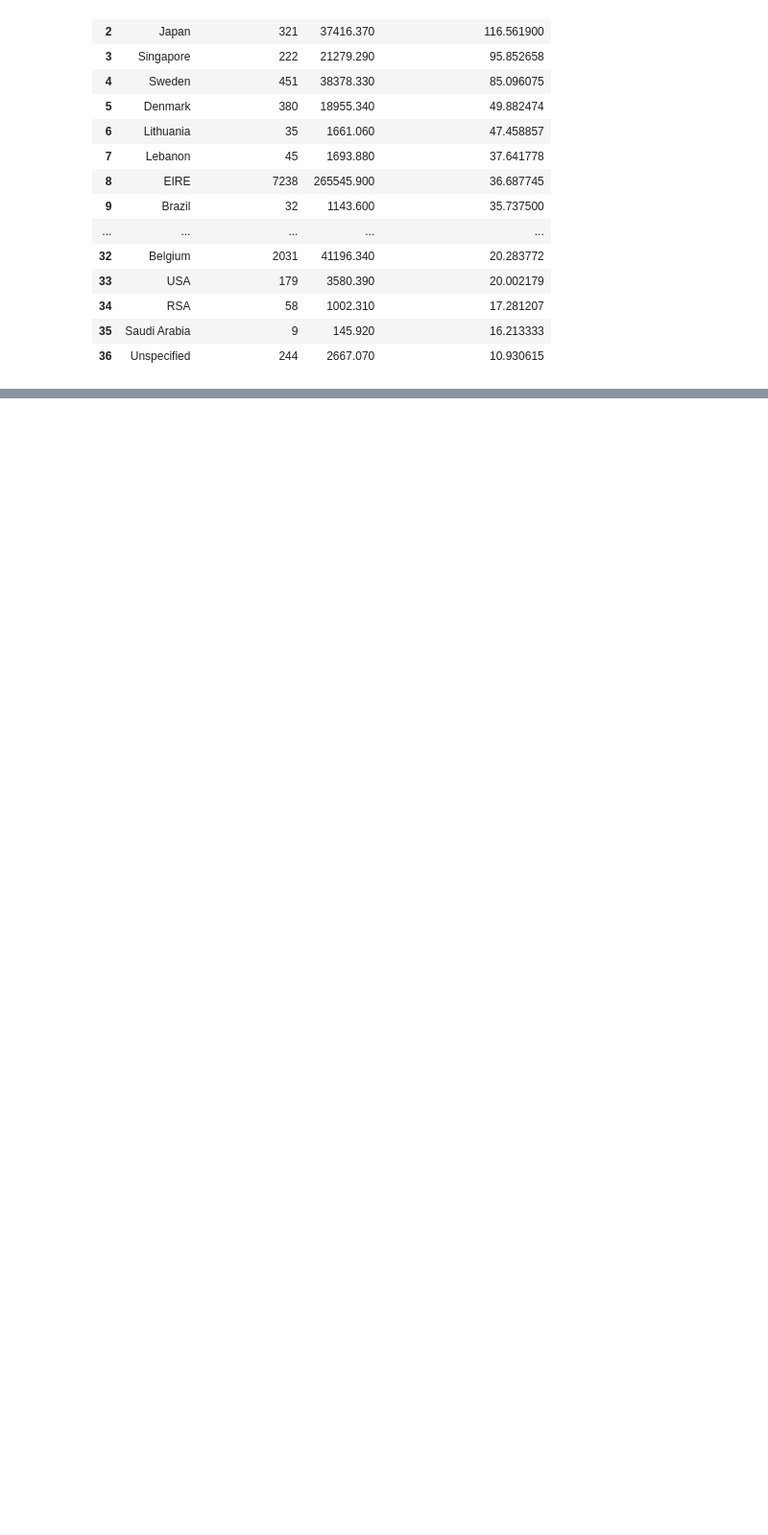
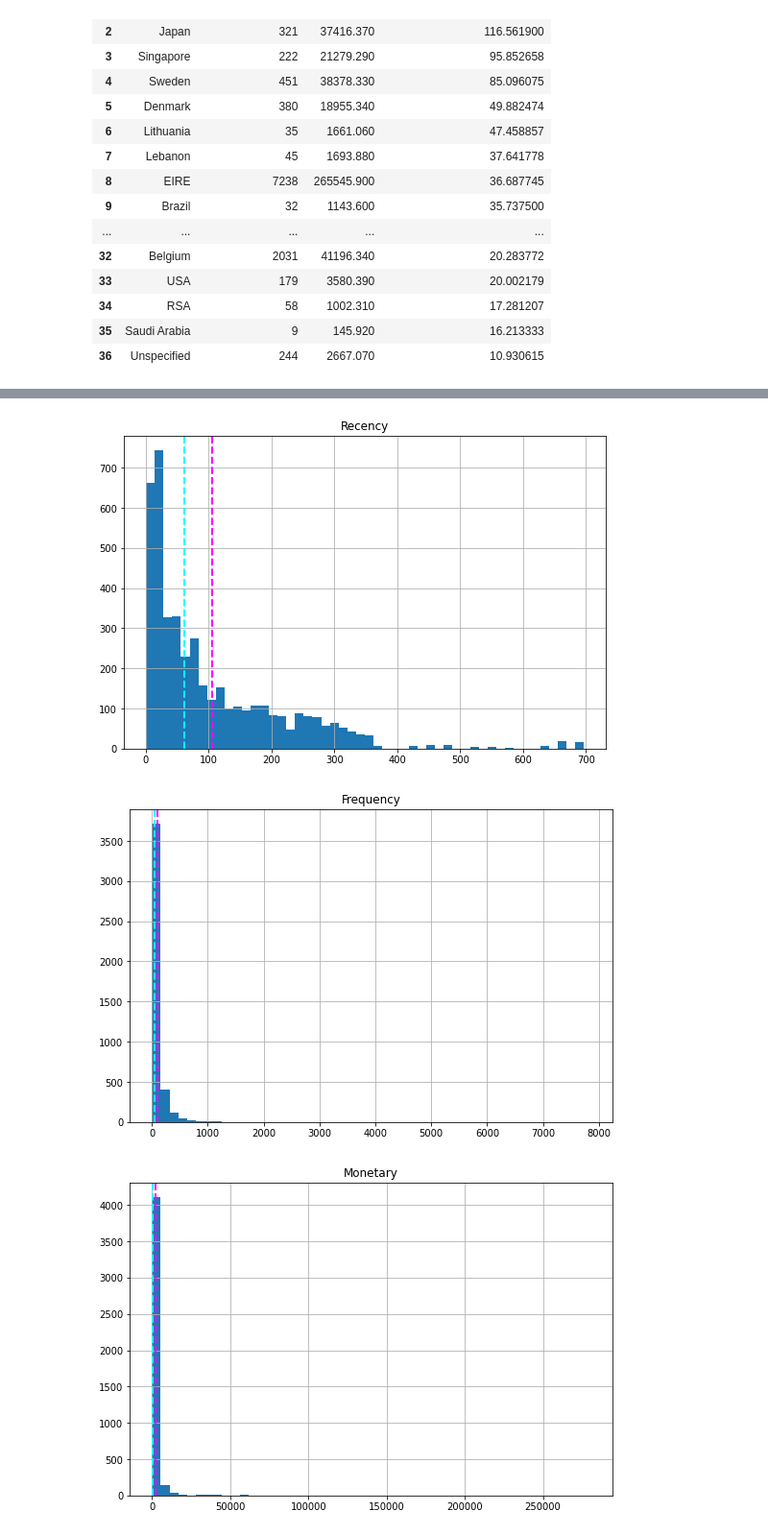
Before and after one commit to Rochakr4/Online-Retail-Customer-Segmentation, a Jupyter notebook: Online_Retail_Customer_Segmentation_Capstone_Project.ipynb, the cells around one changed output, grey strips where cells are left out. Shown at 96% size. Saved outputs shown, nothing was run; the diff lists cells and outputs as text; code cells hidden in the pictures; blank space fills up the shorter version.

```diff
--- a/Online_Retail_Customer_Segmentation_Capstone_Project.ipynb
+++ b/Online_Retail_Customer_Segmentation_Capstone_Project.ipynb
@@ -282,0 +391,21 @@ px.bar(data_frame=temp_df.sort_values(by='Total sales to customer ratio',ascendi
+# %%
+for x in ['Recency','Frequency','Monetary']:
+    fig = plt.figure(figsize=(9, 6))
+    ax = fig.gca()
+    feature = rfm_df[x]
+    feature.hist(bins=50,ax = ax)
+    ax.axvline(feature.mean(), color='magenta', linestyle='dashed', linewidth=2)
+    ax.axvline(feature.median(), color='cyan', linestyle='dashed', linewidth=2)
+    ax.set_title(x)
+plt.show()
+
+for col in ['Recency','Frequency','Monetary']:
+  plt.figure(figsize=(4,4))
+  fig=sns.boxplot(y=(rfm_df[x]))
+  fig.set_title('')
+  fig.set_ylabel(col)
+plt.show()
+# %% [output]
+[figure, added]
+[figure, added]
+[figure, added]
```
Also changed, not shown: parts of 19 cells of this notebook.
